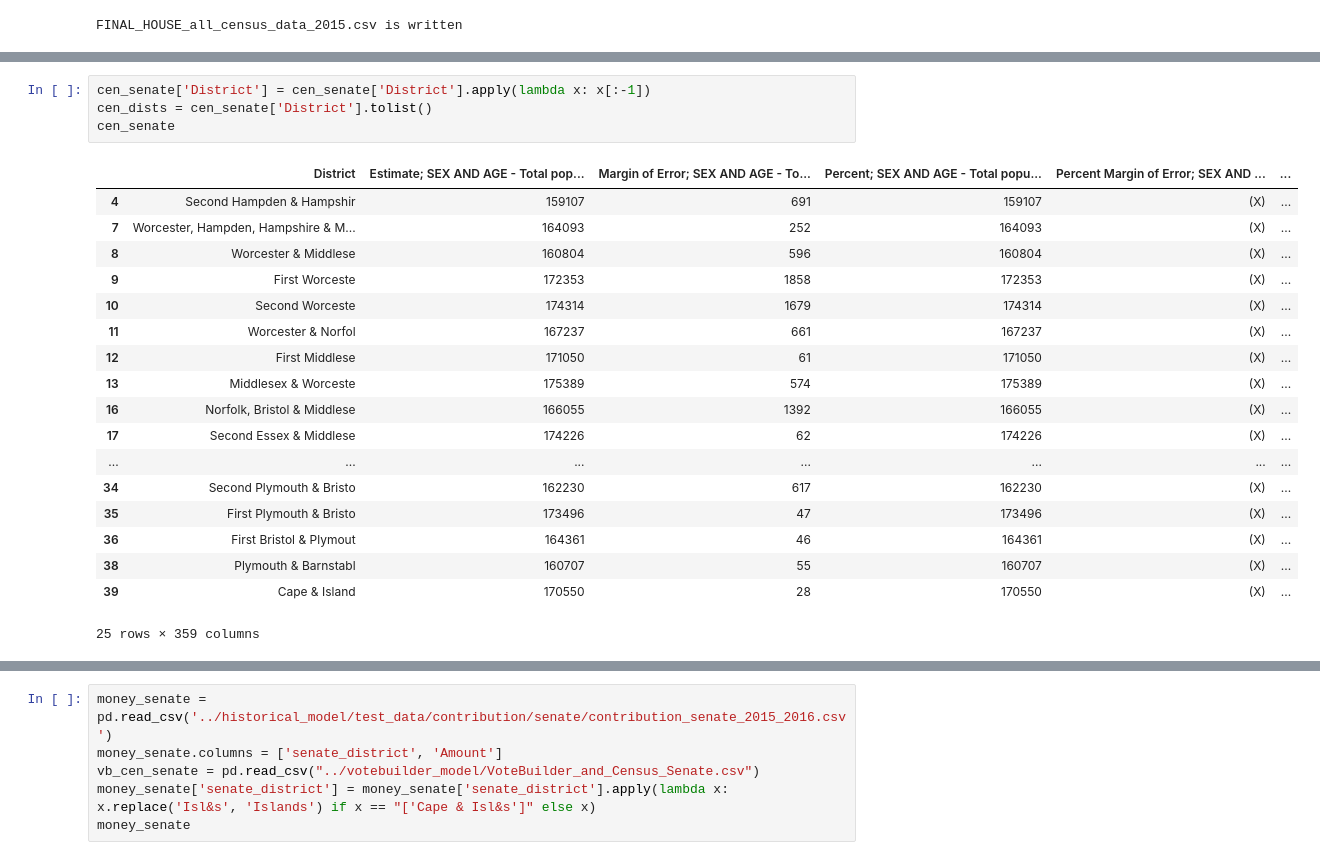
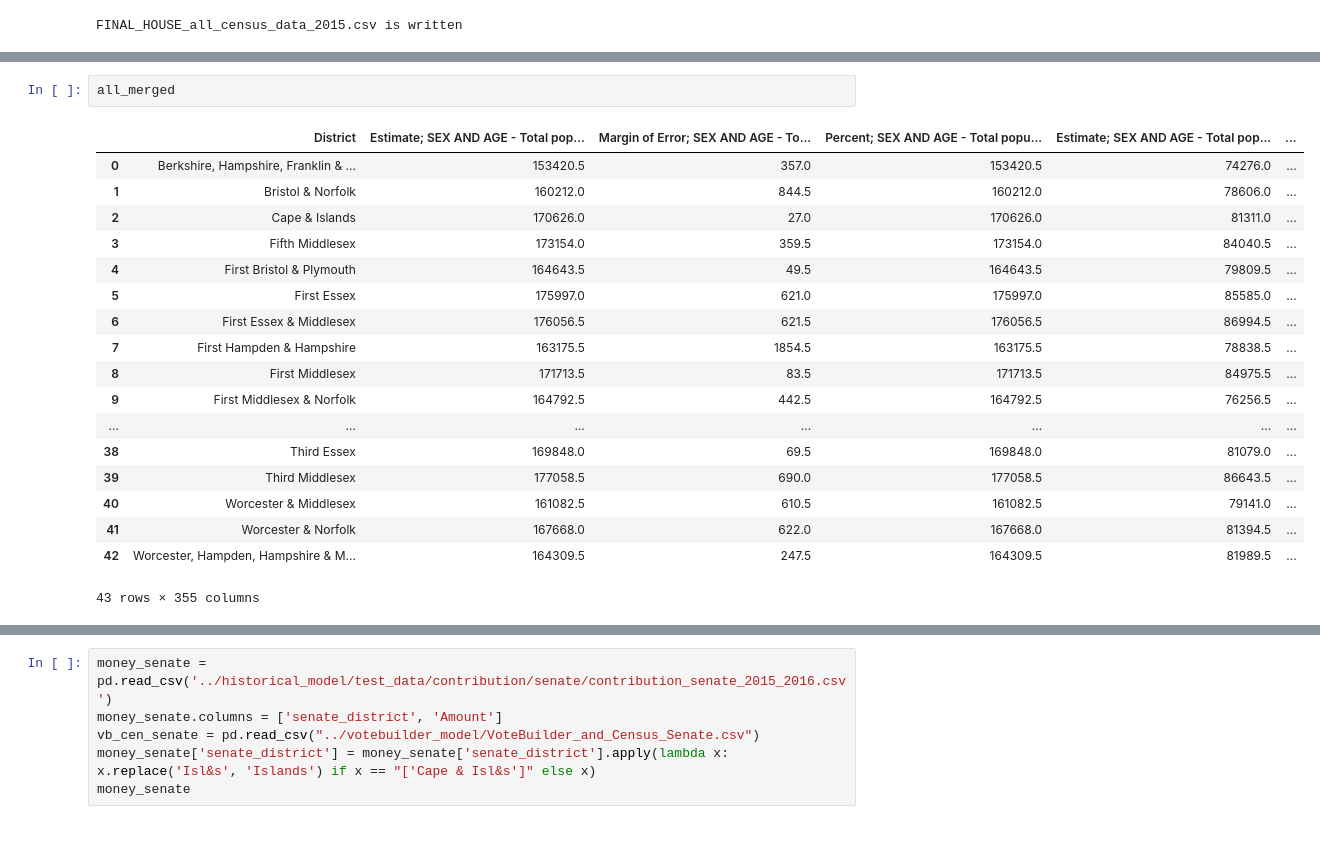
Before and after one commit to ferrys/cs-506-emerge-MA, a Jupyter notebook: scripts/MODEL TWO VOTE BUILDER CLEANING.ipynb, the cells around one changed output, grey strips where cells are left out. Saved outputs shown, nothing was run; the diff lists cells and outputs as text.

```diff
--- a/scripts/MODEL TWO VOTE BUILDER CLEANING.ipynb
+++ b/scripts/MODEL TWO VOTE BUILDER CLEANING.ipynb
@@ -368,28 +366,26 @@ vb_senate
 | 23 | Worcester & Middlesex | 220 | 1.81 | 359 | 2.95 | 291 | 2.40 | 333 | ... |
 | 24 | Worcester & Norfolk | 4,016 | 3.59 | 4,656 | 4.16 | 3,964 | 3.54 | 4,505 | ... |
 25 rows × 186 columns
-# %%
-cen_senate['District'] = cen_senate['District'].apply(lambda x: x[:-1])
-cen_dists = cen_senate['District'].tolist()
-cen_senate
-# %% [output]
-|  | District | Estimate; SEX AND AGE - Total pop... | Margin of Error; SEX AND AGE - To... | Percent; SEX AND AGE - Total popu... | Percent Margin of Error; SEX AND ... | ... |
-| 4 | Second Hampden & Hampshir | 159107 | 691 | 159107 | (X) | ... |
-| 7 | Worcester, Hampden, Hampshire & M... | 164093 | 252 | 164093 | (X) | ... |
-| 8 | Worcester & Middlese | 160804 | 596 | 160804 | (X) | ... |
-| 9 | First Worceste | 172353 | 1858 | 172353 | (X) | ... |
-| 10 | Second Worceste | 174314 | 1679 | 174314 | (X) | ... |
-| 11 | Worcester & Norfol | 167237 | 661 | 167237 | (X) | ... |
-| 12 | First Middlese | 171050 | 61 | 171050 | (X) | ... |
-| 13 | Middlesex & Worceste | 175389 | 574 | 175389 | (X) | ... |
-| 16 | Norfolk, Bristol & Middlese | 166055 | 1392 | 166055 | (X) | ... |
-| 17 | Second Essex & Middlese | 174226 | 62 | 174226 | (X) | ... |
-| ... | ... | ... | ... | ... | ... | ... |
-| 34 | Second Plymouth & Bristo | 162230 | 617 | 162230 | (X) | ... |
-| 35 | First Plymouth & Bristo | 173496 | 47 | 173496 | (X) | ... |
-| 36 | First Bristol & Plymout | 164361 | 46 | 164361 | (X) | ... |
-| 38 | Plymouth & Barnstabl | 160707 | 55 | 160707 | (X) | ... |
-| 39 | Cape & Island | 170550 | 28 | 170550 | (X) | ... |
-25 rows × 359 columns
+# %%
+all_merged
+# %% [output]
+|  | District | Estimate; SEX AND AGE - Total pop... | Margin of Error; SEX AND AGE - To... | Percent; SEX AND AGE - Total popu... | Estimate; SEX AND AGE - Total pop... | ... |
+| 0 | Berkshire, Hampshire, Franklin & ... | 153420.5 | 357.0 | 153420.5 | 74276.0 | ... |
+| 1 | Bristol & Norfolk | 160212.0 | 844.5 | 160212.0 | 78606.0 | ... |
+| 2 | Cape & Islands | 170626.0 | 27.0 | 170626.0 | 81311.0 | ... |
+| 3 | Fifth Middlesex | 173154.0 | 359.5 | 173154.0 | 84040.5 | ... |
+| 4 | First Bristol & Plymouth | 164643.5 | 49.5 | 164643.5 | 79809.5 | ... |
+| 5 | First Essex | 175997.0 | 621.0 | 175997.0 | 85585.0 | ... |
+| 6 | First Essex & Middlesex | 176056.5 | 621.5 | 176056.5 | 86994.5 | ... |
+| 7 | First Hampden & Hampshire | 163175.5 | 1854.5 | 163175.5 | 78838.5 | ... |
+| 8 | First Middlesex | 171713.5 | 83.5 | 171713.5 | 84975.5 | ... |
+| 9 | First Middlesex & Norfolk | 164792.5 | 442.5 | 164792.5 | 76256.5 | ... |
+| ... | ... | ... | ... | ... | ... | ... |
+| 38 | Third Essex | 169848.0 | 69.5 | 169848.0 | 81079.0 | ... |
+| 39 | Third Middlesex | 177058.5 | 690.0 | 177058.5 | 86643.5 | ... |
+| 40 | Worcester & Middlesex | 161082.5 | 610.5 | 161082.5 | 79141.0 | ... |
+| 41 | Worcester & Norfolk | 167668.0 | 622.0 | 167668.0 | 81394.5 | ... |
+| 42 | Worcester, Hampden, Hampshire & M... | 164309.5 | 247.5 | 164309.5 | 81989.5 | ... |
+43 rows × 355 columns
 # %%
 # vb_census_senate = vb_senate.merge(cen_senate, how='left', on='District', left_index=True, right_index=True)
```
Also changed, not shown: parts of 12 cells of this notebook, 4 other files.
